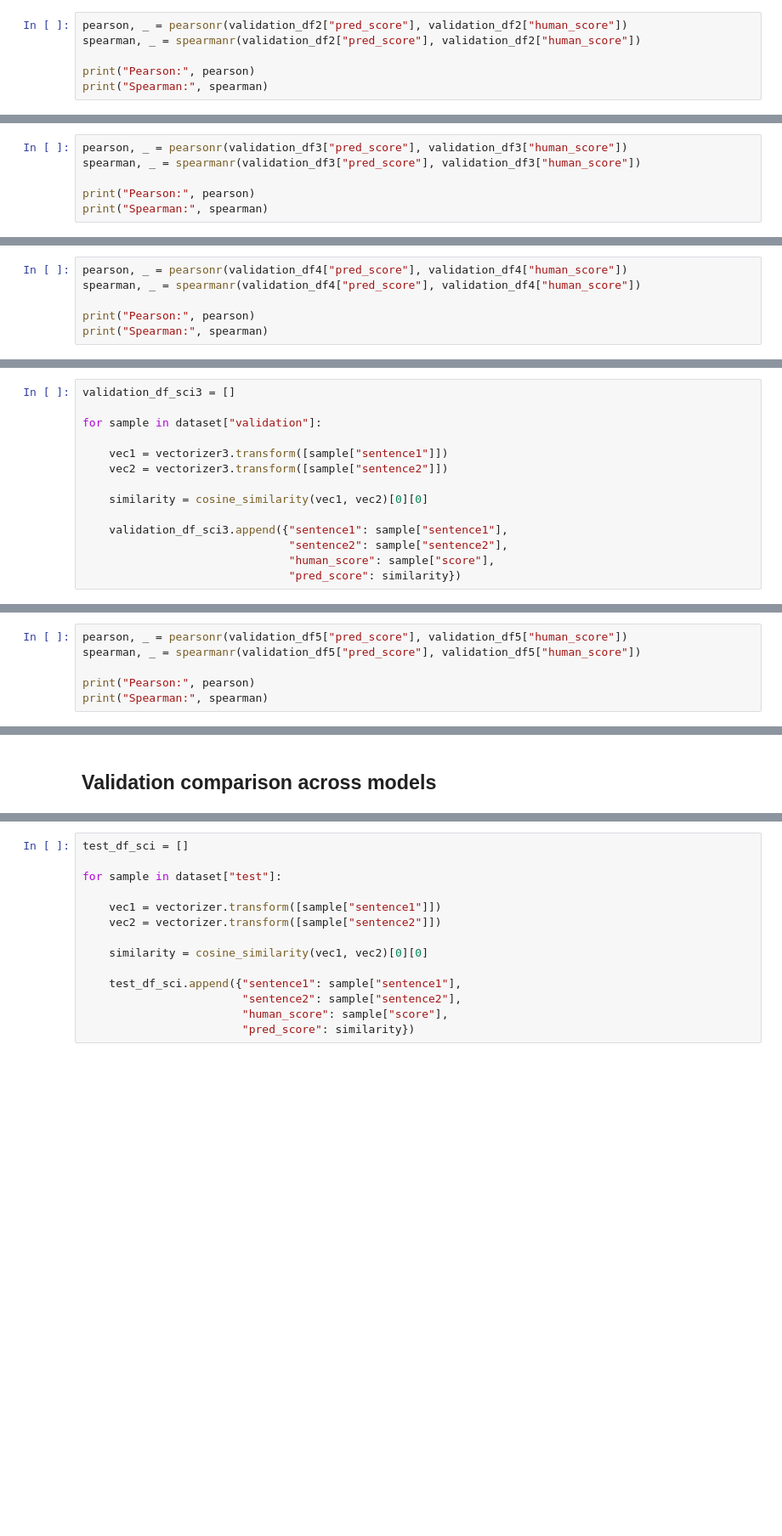
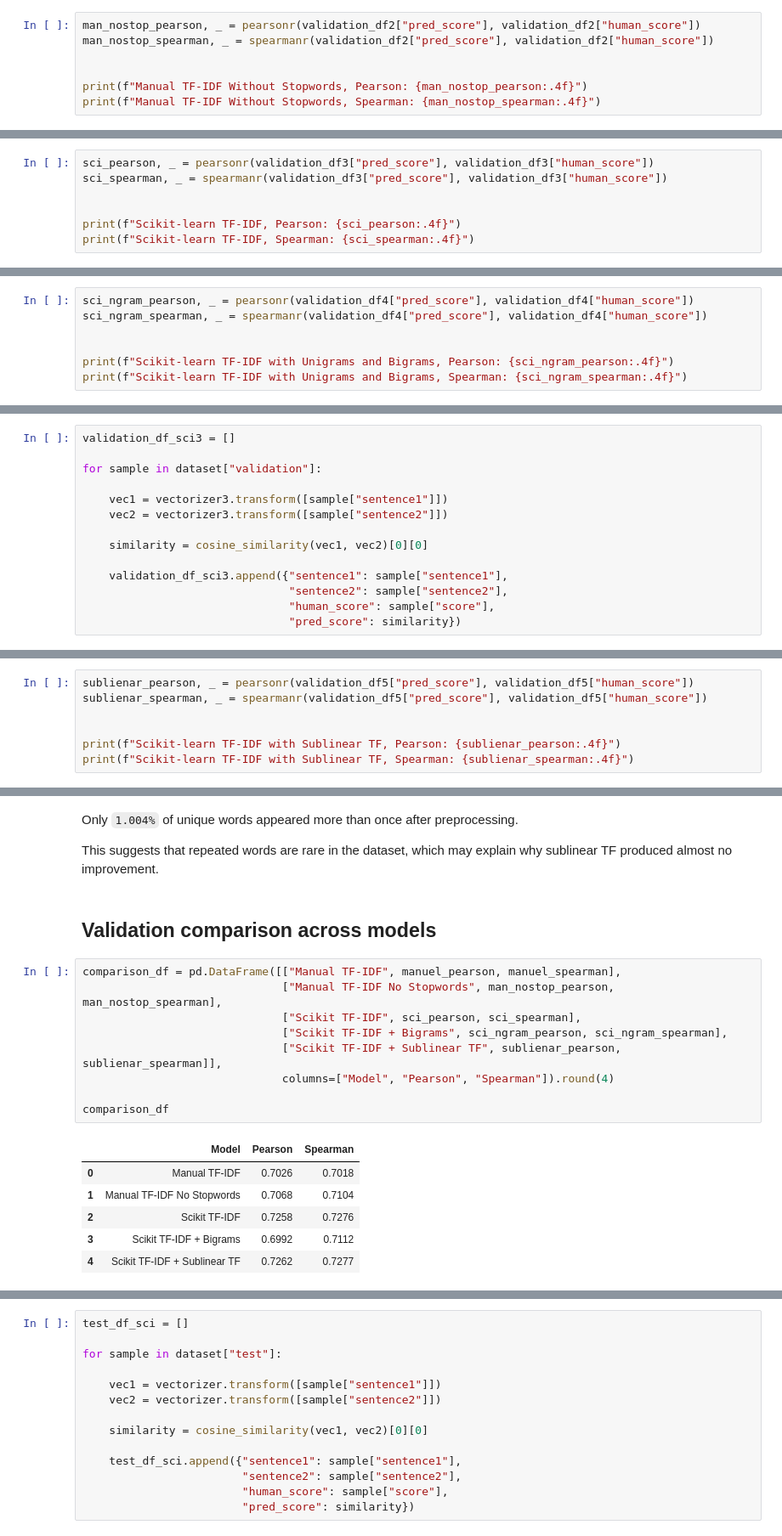
Before and after one commit to Efemirkan/semantic-similarity-nlp, a Jupyter notebook: notebooks/00_tfidf.ipynb, the cells around one changed output, grey strips where cells are left out. Shown at 85% size. Cells and saved outputs as stored; diff of their text form; blank space fills up the shorter version.

```diff
--- a/notebooks/00_tfidf.ipynb
+++ b/notebooks/00_tfidf.ipynb
@@ -311,9 +357,10 @@ validation_df2.head()
 | 3 | A woman is playing the guitar. | A man is playing guitar. | 0.48 | 0.818149 |
 | 4 | A woman is playing the flute. | A man is playing a flute. | 0.55 | 0.862552 |
 # %%
-pearson, _ = pearsonr(validation_df2["pred_score"], validation_df2["human_score"])
-spearman, _ = spearmanr(validation_df2["pred_score"], validation_df2["human_score"])
+man_nostop_pearson, _ = pearsonr(validation_df2["pred_score"], validation_df2["human_score"])
+man_nostop_spearman, _ = spearmanr(validation_df2["pred_score"], validation_df2["human_score"])
 
-print("Pearson:", pearson)
-print("Spearman:", spearman)
+
+print(f"Manual TF-IDF Without Stopwords, Pearson: {man_nostop_pearson:.4f}")
+print(f"Manual TF-IDF Without Stopwords, Spearman: {man_nostop_spearman:.4f}")
 # %% [output]
@@ -359,9 +418,10 @@ validation_df3.head()
 | 3 | A woman is playing the guitar. | A man is playing guitar. | 0.48 | 0.787308 |
 | 4 | A woman is playing the flute. | A man is playing a flute. | 0.55 | 0.828134 |
 # %%
-pearson, _ = pearsonr(validation_df3["pred_score"], validation_df3["human_score"])
-spearman, _ = spearmanr(validation_df3["pred_score"], validation_df3["human_score"])
+sci_pearson, _ = pearsonr(validation_df3["pred_score"], validation_df3["human_score"])
+sci_spearman, _ = spearmanr(validation_df3["pred_score"], validation_df3["human_score"])
 
-print("Pearson:", pearson)
-print("Spearman:", spearman)
+
+print(f"Scikit-learn TF-IDF, Pearson: {sci_pearson:.4f}")
+print(f"Scikit-learn TF-IDF, Spearman: {sci_spearman:.4f}")
 # %% [output]
@@ -401,9 +473,10 @@ validation_df4.head()
 | 3 | A woman is playing the guitar. | A man is playing guitar. | 0.48 | 0.606828 |
 | 4 | A woman is playing the flute. | A man is playing a flute. | 0.55 | 0.678414 |
 # %%
-pearson, _ = pearsonr(validation_df4["pred_score"], validation_df4["human_score"])
-spearman, _ = spearmanr(validation_df4["pred_score"], validation_df4["human_score"])
+sci_ngram_pearson, _ = pearsonr(validation_df4["pred_score"], validation_df4["human_score"])
+sci_ngram_spearman, _ = spearmanr(validation_df4["pred_score"], validation_df4["human_score"])
 
-print("Pearson:", pearson)
-print("Spearman:", spearman)
+
+print(f"Scikit-learn TF-IDF with Unigrams and Bigrams, Pearson: {sci_ngram_pearson:.4f}")
+print(f"Scikit-learn TF-IDF with Unigrams and Bigrams, Spearman: {sci_ngram_spearman:.4f}")
 # %% [output]
@@ -445,7 +533,8 @@ validation_df5.head()
 # %%
-pearson, _ = pearsonr(validation_df5["pred_score"], validation_df5["human_score"])
-spearman, _ = spearmanr(validation_df5["pred_score"], validation_df5["human_score"])
+sublienar_pearson, _ = pearsonr(validation_df5["pred_score"], validation_df5["human_score"])
+sublienar_spearman, _ = spearmanr(validation_df5["pred_score"], validation_df5["human_score"])
 
-print("Pearson:", pearson)
-print("Spearman:", spearman)
+
+print(f"Scikit-learn TF-IDF with Sublinear TF, Pearson: {sublienar_pearson:.4f}")
+print(f"Scikit-learn TF-IDF with Sublinear TF, Spearman: {sublienar_spearman:.4f}")
 # %% [output]
@@ -454,2 +576,22 @@ Spearman: 0.7273780358638556
+# %% [markdown]
+Only `1.004%` of unique words appeared more than once after preprocessing.
+
+This suggests that repeated words are rare in the dataset, which may explain why sublinear TF produced almost no improvement.
 # %% [markdown]
 ## Validation comparison across models
+# %%
+comparison_df = pd.DataFrame([["Manual TF-IDF", manuel_pearson, manuel_spearman],
+                              ["Manual TF-IDF No Stopwords", man_nostop_pearson, man_nostop_spearman],
+                              ["Scikit TF-IDF", sci_pearson, sci_spearman],
+                              ["Scikit TF-IDF + Bigrams", sci_ngram_pearson, sci_ngram_spearman],
+                              ["Scikit TF-IDF + Sublinear TF", sublienar_pearson, sublienar_spearman]],
+                              columns=["Model", "Pearson", "Spearman"]).round(4)
+
+comparison_df
+# %% [output]
+|  | Model | Pearson | Spearman |
+| 0 | Manual TF-IDF | 0.7026 | 0.7018 |
+| 1 | Manual TF-IDF No Stopwords | 0.7068 | 0.7104 |
+| 2 | Scikit TF-IDF | 0.7258 | 0.7276 |
+| 3 | Scikit TF-IDF + Bigrams | 0.6992 | 0.7112 |
+| 4 | Scikit TF-IDF + Sublinear TF | 0.7262 | 0.7277 |
```
Also changed, not shown: parts of 53 cells of this notebook.
